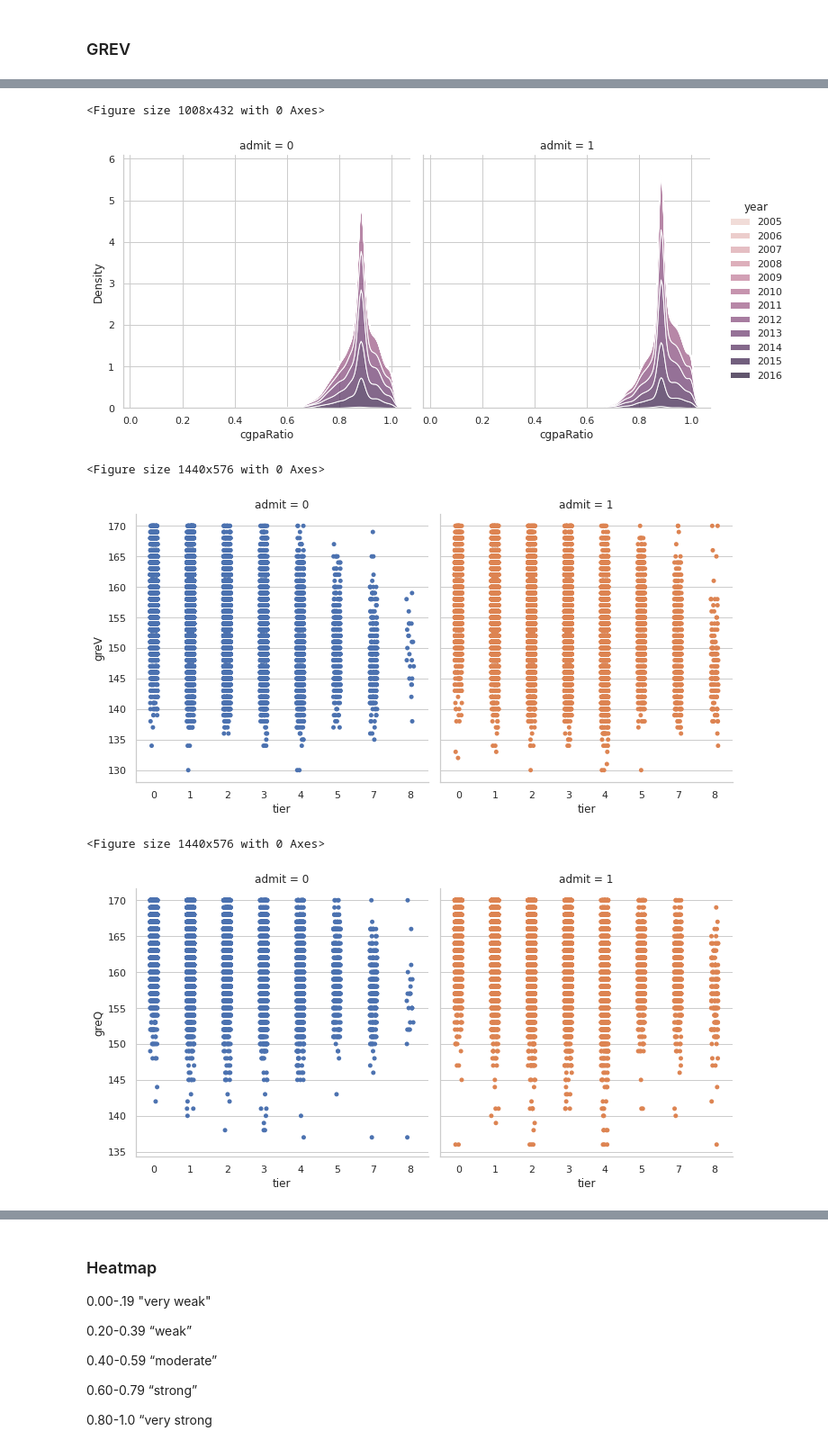
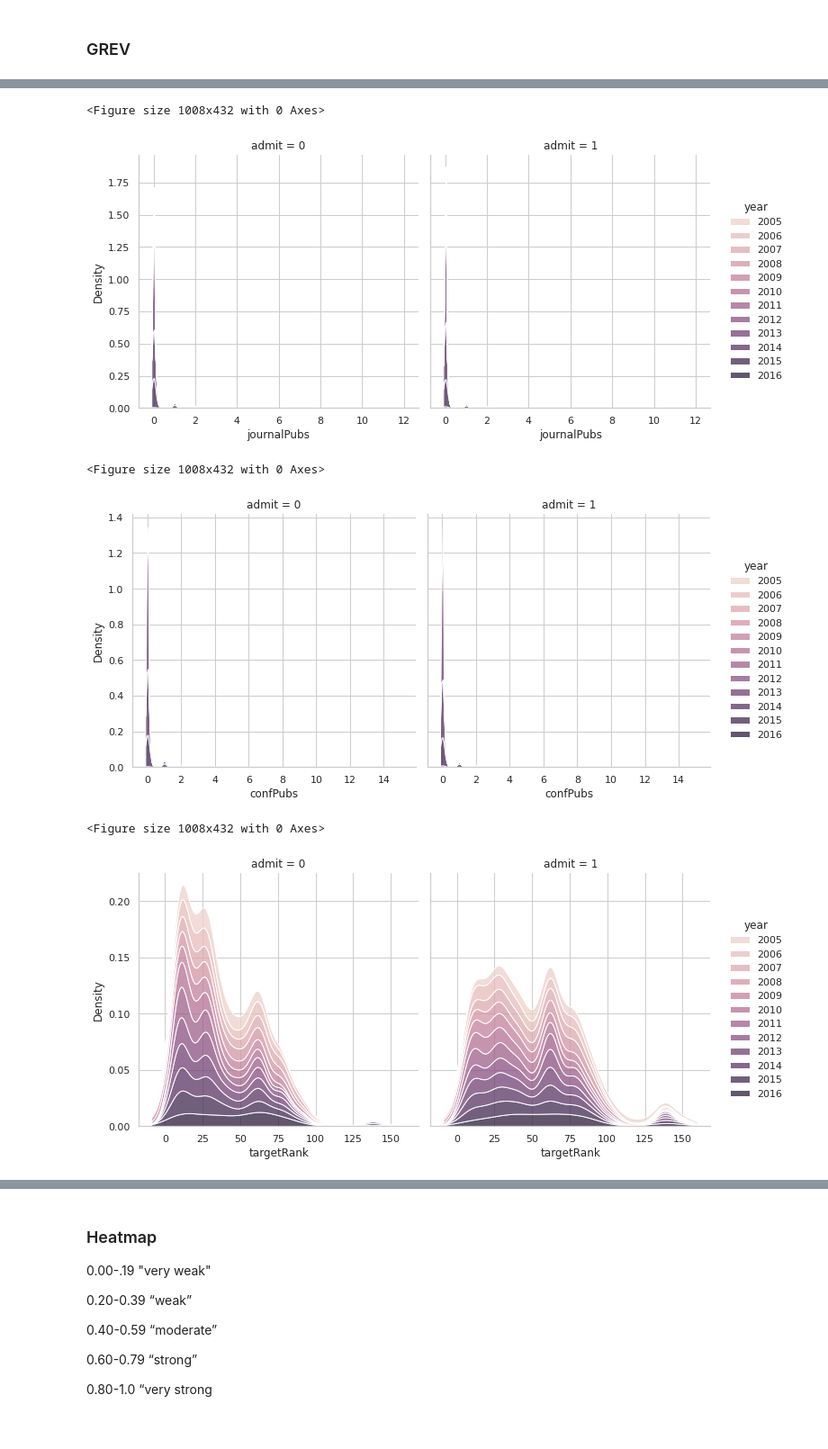
Before and after one commit to yifanwu2828/Graduate-University-Admission-Prediction, a Jupyter notebook: Feature_Engineering.ipynb, the cells around one changed output, grey strips where cells are left out. Shown at 90% size. Drawn from its saved outputs; the diff is of its cells as text; code cells hidden in the pictures.

Commit message:
add plots

```diff
--- a/Feature_Engineering.ipynb
+++ b/Feature_Engineering.ipynb
@@ -14,6 +14,8 @@ sns.set_theme(style="whitegrid")
 # %%
 import warnings
 warnings.filterwarnings('ignore')
+# %%
+SAVE_FIG = False
 # %%
 data = pd.read_csv("clean_data.csv")
 
@@ -197,27 +233,33 @@ plt.show()
 # %%
+# journalPubs
 plt.figure(figsize=(14,6))
-sns.displot(data=data, x="cgpaRatio", hue="year",col="admit",kind="kde",multiple="stack")
-fname = "overall_cgpa"
-plt.savefig(fname)
+sns.displot(data=data, x="journalPubs", hue="year",col="admit",kind="kde",multiple="stack")
+fname = "journalPubs"
+if SAVE_FIG:
+    plt.savefig(fname)
 plt.show()
 # %% [output]
 <Figure size 1008x432 with 0 Axes>
-[figure, old version]
+[figure, new version]
 # %%
-plt.figure(figsize=(20,8))
-sns.catplot(x="tier", y="greV", data=data, col="admit", hue="admit")
-fname = "overall_greV"
-plt.savefig(fname)
+# confPubs
+plt.figure(figsize=(14,6))
+sns.displot(data=data, x="confPubs", hue="year",col="admit",kind="kde",multiple="stack")
+fname = "confPubs"
+if SAVE_FIG:
+    plt.savefig(fname)
 plt.show()
 # %% [output]
-<Figure size 1440x576 with 0 Axes>
+<Figure size 1008x432 with 0 Axes>
-[figure, old version]
+[figure, new version]
 # %%
-plt.figure(figsize=(20,8))
-sns.catplot(x="tier", y="greQ", data=data, col="admit", hue="admit")
-fname = "overall_greQ"
-plt.savefig(fname)
+# target rank
+plt.figure(figsize=(14,6))
+sns.displot(data=data, x="targetRank", hue="year",col="admit",kind="kde",multiple="stack",common_norm=False)
+fname = "overall_targetRank"
+if SAVE_FIG:
+    plt.savefig(fname)
 plt.show()
 # %% [output]
-<Figure size 1440x576 with 0 Axes>
+<Figure size 1008x432 with 0 Axes>
-[figure, old version]
+[figure, new version]
```
Also changed, not shown: parts of 37 cells of this notebook, 16 other files.
